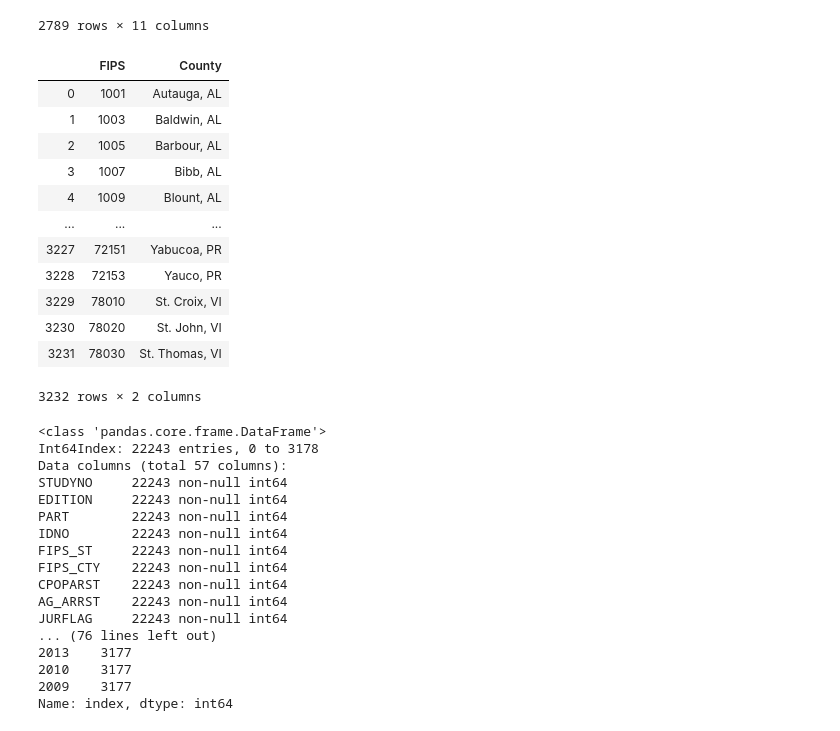
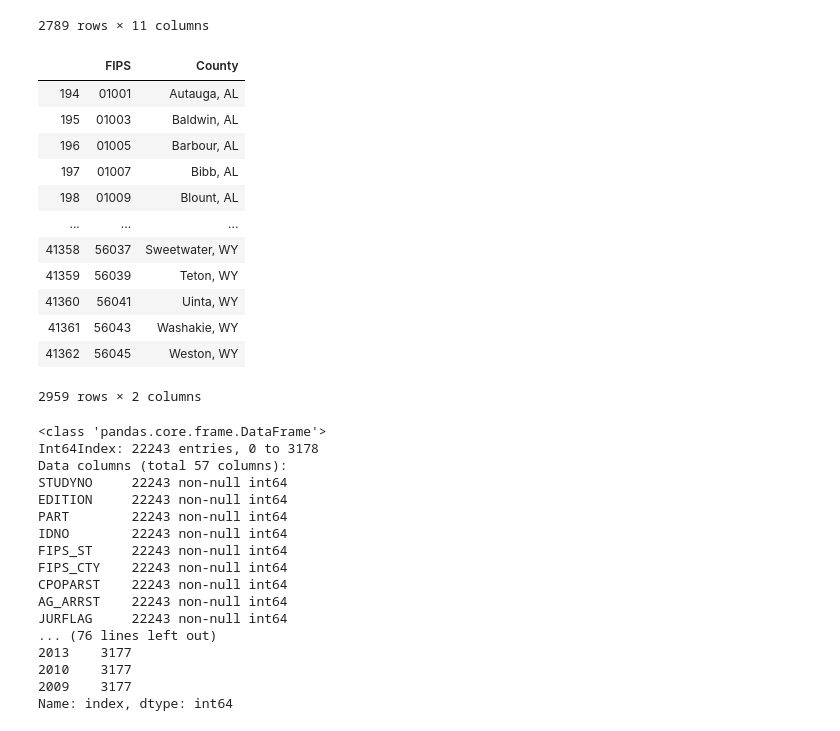
Before and after one commit to erv4gen/Research-Salvage-Autos, a Jupyter notebook: Structure-Demographics-County.ipynb, the cells around one changed output. Drawn from its saved outputs; the diff is of its cells as text; code cells hidden in the pictures.

```diff
--- a/Structure-Demographics-County.ipynb
+++ b/Structure-Demographics-County.ipynb
@@ -178,4 +178,31 @@ pop.sort_index()
 | Zapata, TX | 14018 | 14018 | 14087 | 14229 | 14285 | 14403 | ... |
 | Zapata, TX | 14018 | 14018 | 14087 | 14229 | 14285 | 14403 | ... |
 2789 rows × 11 columns
+# %%
+#fibs codes
+path_to_c_codes = '/home/vlad/csv/Us-zipcodes/fips_codes_website.xls'
+county_codes = (pd.read_excel(path_to_c_codes)
+#                 .query('"FIPS Entity Code" ==0')
+               .assign( County= lambda x: x['GU Name'].str.strip()+ ', '+ x['State Abbreviation'].str.strip()
+                      )
+                #.drop(columns=['Name','State'])
+               )
+county_codes['FIPS'] = county_codes['State FIPS Code'].map(lambda x: '{0:02d}'.format(x)) + county_codes['County FIPS Code'].map(lambda x: '{0:03d}'.format(x))
+county_codes = county_codes.loc[county_codes['Entity Description']=='County',['FIPS','County']]
+# %%
+county_codes
+# %% [output]
+|  | FIPS | County |
+| 194 | 01001 | Autauga, AL |
+| 195 | 01003 | Baldwin, AL |
+| 196 | 01005 | Barbour, AL |
+| 197 | 01007 | Bibb, AL |
+| 198 | 01009 | Blount, AL |
+| ... | ... | ... |
+| 41358 | 56037 | Sweetwater, WY |
+| 41359 | 56039 | Teton, WY |
+| 41360 | 56041 | Uinta, WY |
+| 41361 | 56043 | Washakie, WY |
+| 41362 | 56045 | Weston, WY |
+2959 rows × 2 columns
 # %%
@@ -191,19 +218,3 @@ county_codes = (pd.read_csv(path_to_c_codes
-# %%
-county_codes.sort_values(by='FIPS')
-# %% [output]
-|  | FIPS | County |
-| 0 | 1001 | Autauga, AL |
-| 1 | 1003 | Baldwin, AL |
-| 2 | 1005 | Barbour, AL |
-| 3 | 1007 | Bibb, AL |
-| 4 | 1009 | Blount, AL |
-| ... | ... | ... |
-| 3227 | 72151 | Yabucoa, PR |
-| 3228 | 72153 | Yauco, PR |
-| 3229 | 78010 | St. Croix, VI |
-| 3230 | 78020 | St. John, VI |
-| 3231 | 78030 | St. Thomas, VI |
-3232 rows × 2 columns
 # %%
 #crime data
 path_to_cirme = '/home/vlad/csv/US-Crime/'
```
Also changed, not shown: parts of 12 cells of this notebook, 2 other files.
